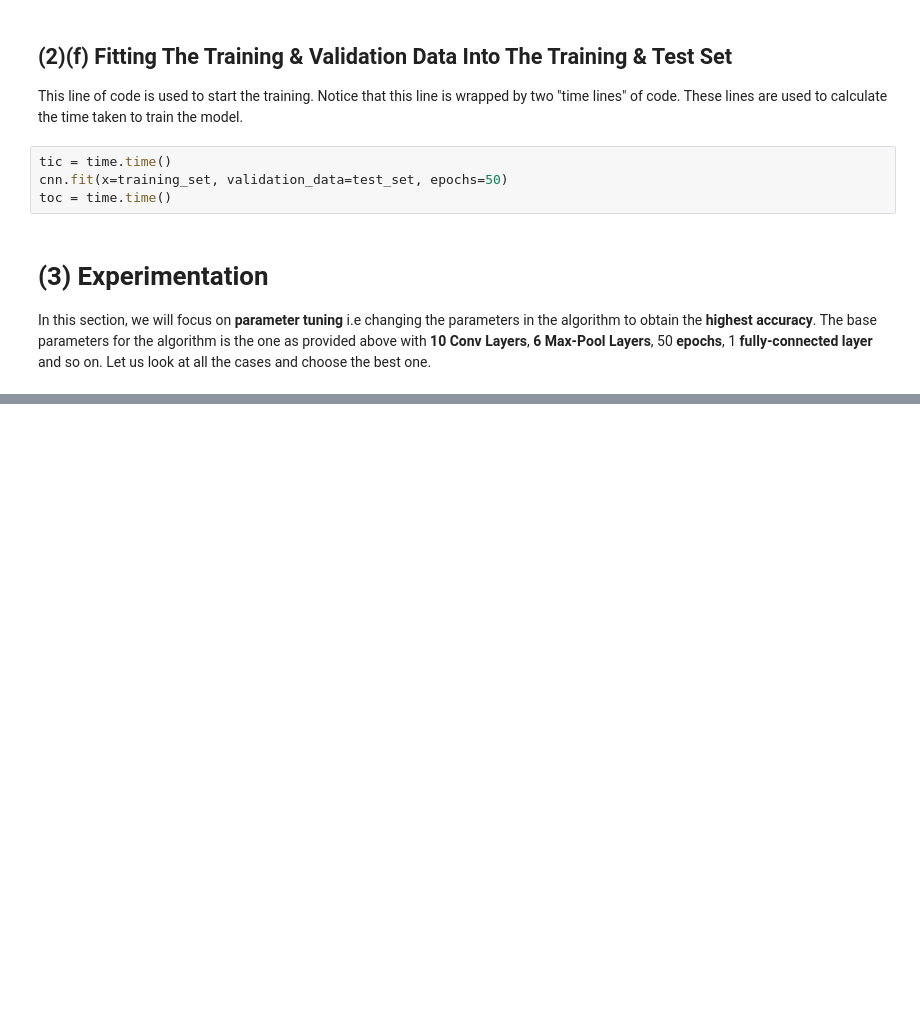
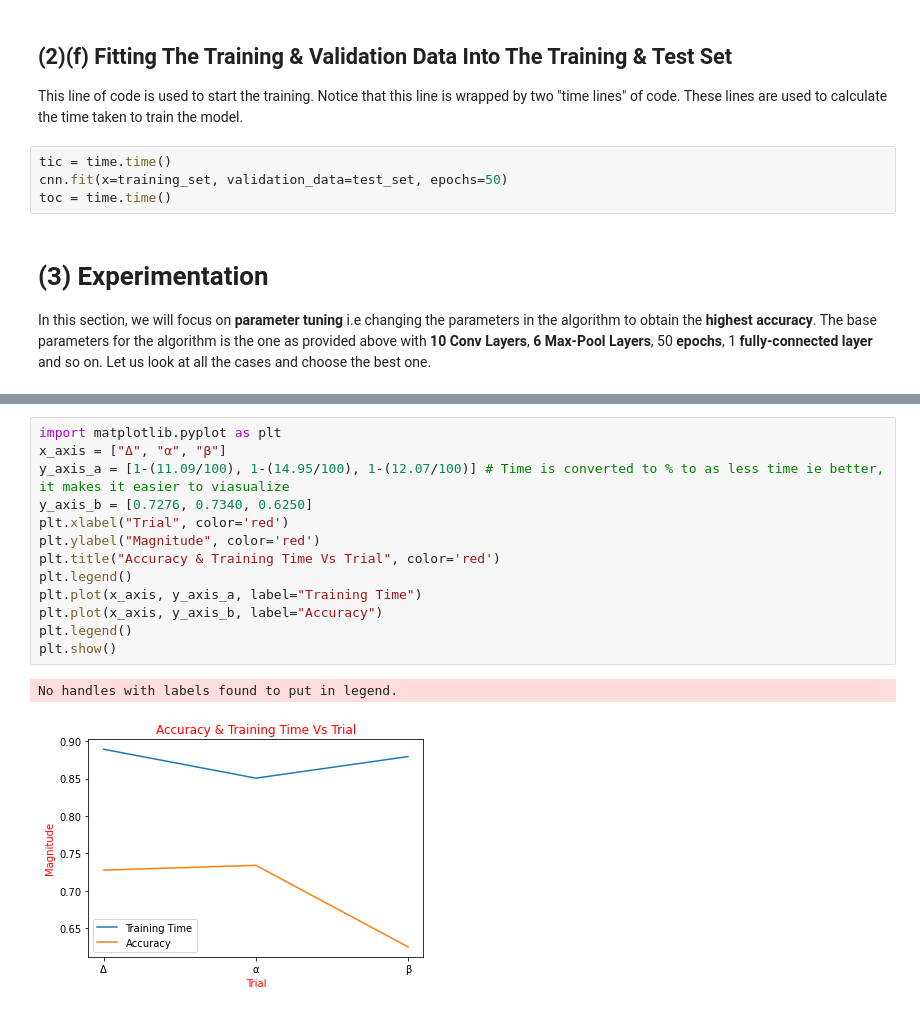
Before and after one commit to codemasterady/Using-Convolutional-Neural-Network-To-Predict-Pneumonia-In-Lungs, a Jupyter notebook: Product_Manual.ipynb, the cells around one changed output, grey strips where cells are left out. Cells and saved outputs as stored; diff of their text form; blank space fills up the shorter version.

```diff
--- a/Product_Manual.ipynb
+++ b/Product_Manual.ipynb
@@ -212,0 +388,16 @@ training_set = train_datagen.flow_from_directory(
+# %%
+import matplotlib.pyplot as plt
+x_axis = ["Δ", "α", "β"]
+y_axis_a = [1-(11.09/100), 1-(14.95/100), 1-(12.07/100)] # Time is converted to % to as less time ie better, it makes it easier to viasualize
+y_axis_b = [0.7276, 0.7340, 0.6250]
+plt.xlabel("Trial", color='red')
+plt.ylabel("Magnitude", color='red')
+plt.title("Accuracy & Training Time Vs Trial", color='red')
+plt.legend()
+plt.plot(x_axis, y_axis_a, label="Training Time")
+plt.plot(x_axis, y_axis_b, label="Accuracy")
+plt.legend()
+plt.show()
+# %% [output]
+No handles with labels found to put in legend.
+[figure, added]
```
Also changed, not shown: parts of 6 cells of this notebook, 2 other files.
